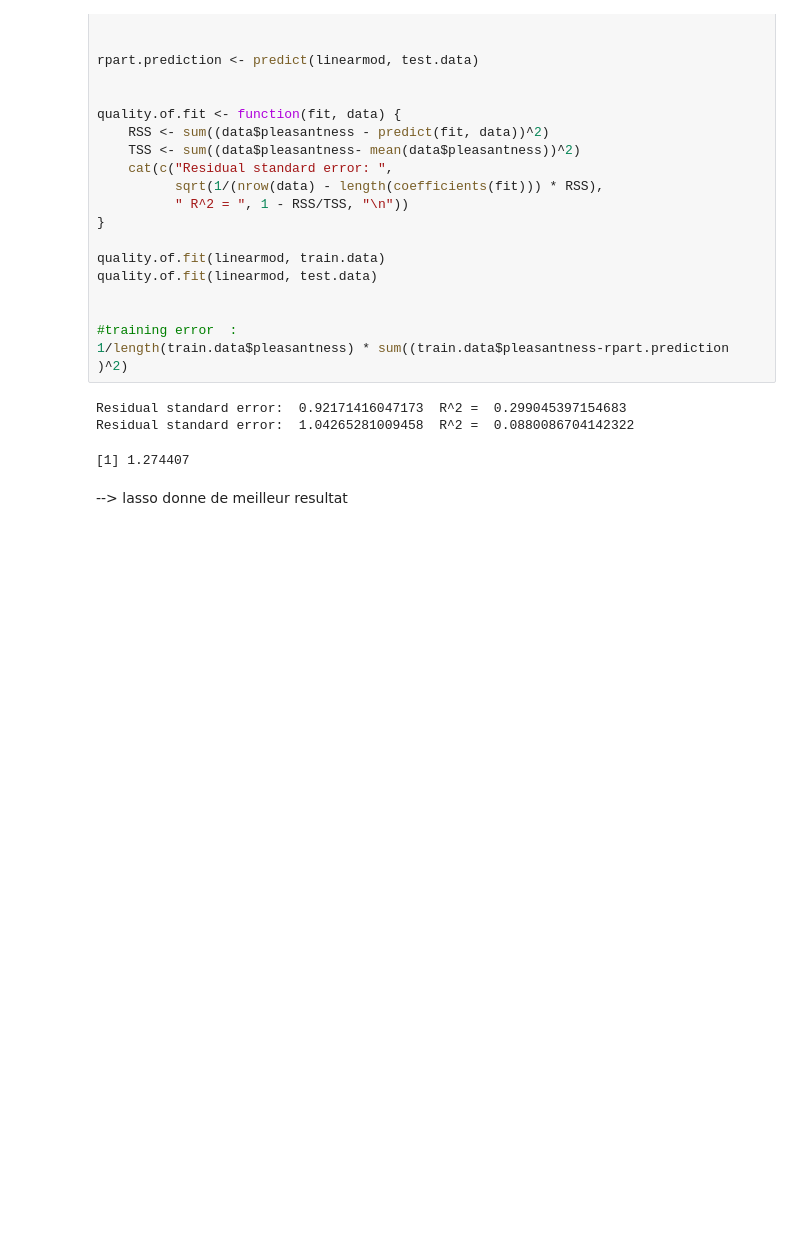
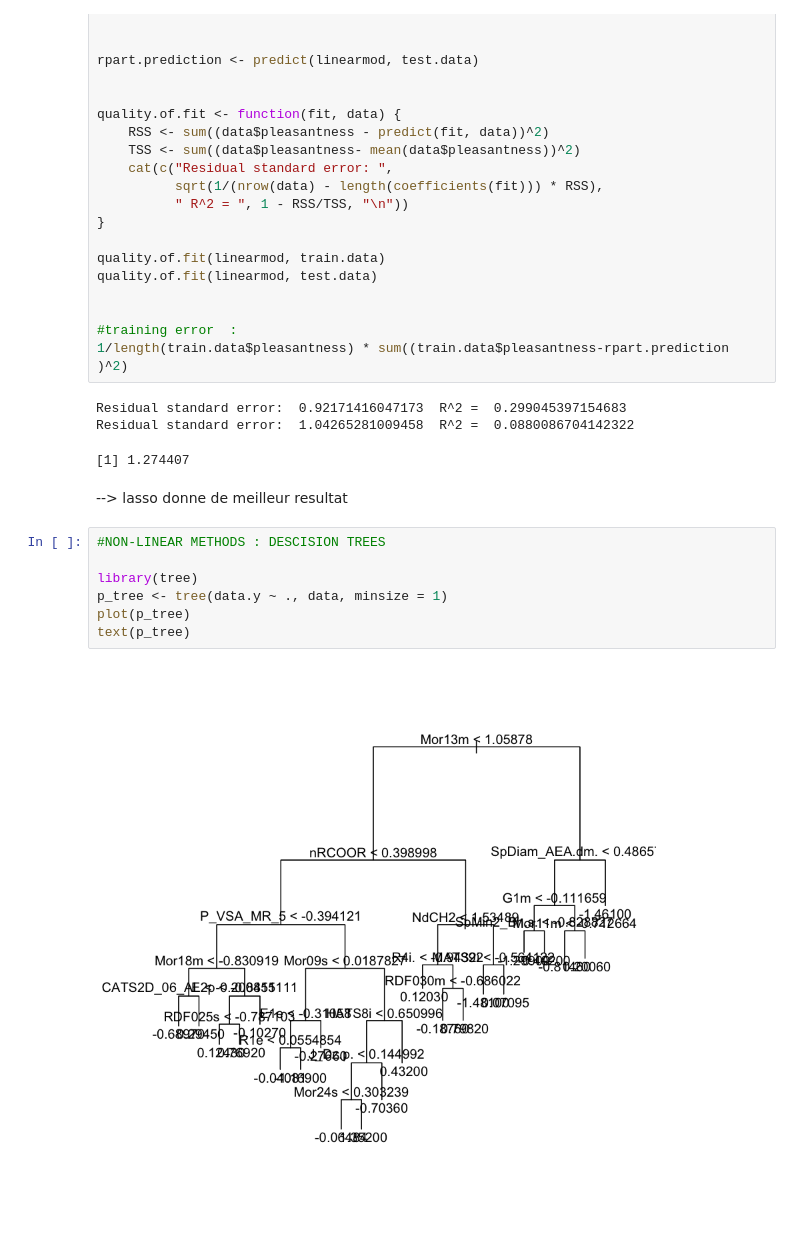
Before and after one commit to Alicia-max/BIO322-Regression, a Jupyter notebook: src/Exploration.ipynb, the cells around one changed output. Drawn from its saved outputs; the diff is of its cells as text; blank space fills up the shorter version.

Commit message:
tree

```diff
--- a/src/Exploration.ipynb
+++ b/src/Exploration.ipynb
@@ -347,3 +351,12 @@ Residual standard error:  1.04265281009458  R^2 =  0.0880086704142322
 [1] 1.274407
 # %% [markdown]
 --> lasso donne de meilleur resultat
+# %%
+#NON-LINEAR METHODS : DESCISION TREES
+
+library(tree)
+p_tree <- tree(data.y ~ ., data, minsize = 1)
+plot(p_tree)
+text(p_tree)
+# %% [output]
+[figure, added]
```
Also changed, not shown: parts of 16 cells of this notebook.
